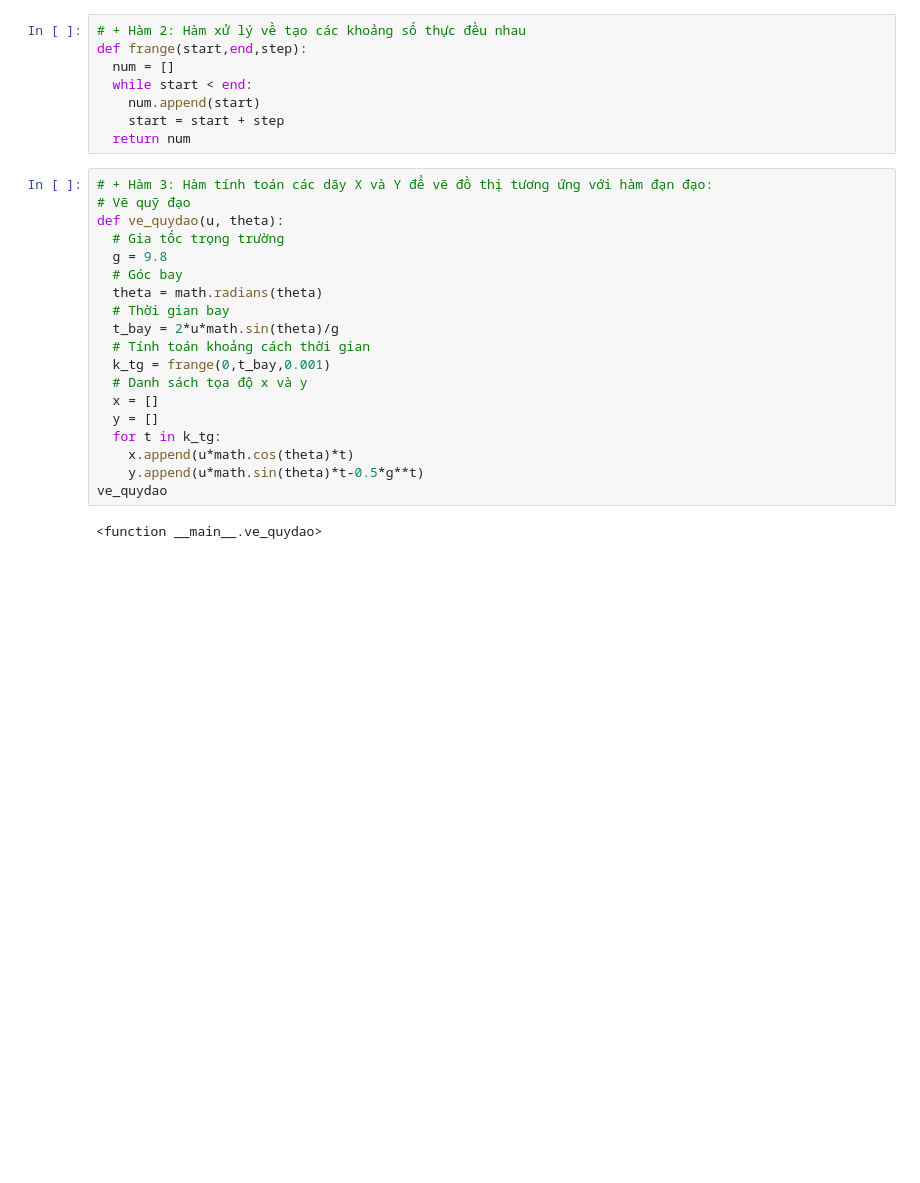
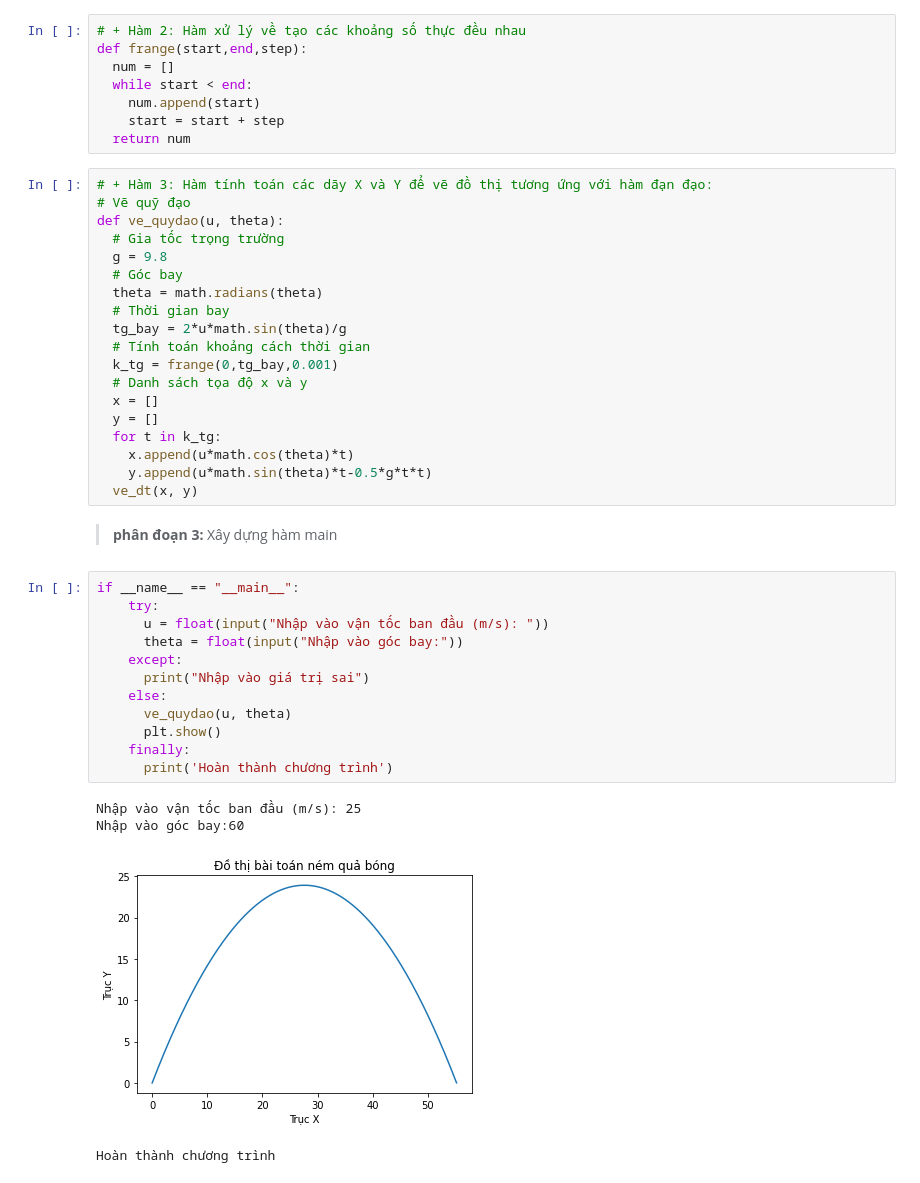
Before and after one commit to Thaitam/ThuchanhtoanCC, a Jupyter notebook: chuong_3.ipynb, the cells around one changed output. Drawn from its saved outputs; the diff is of its cells as text; blank space fills up the shorter version.

```diff
--- a/chuong_3.ipynb
+++ b/chuong_3.ipynb
@@ -157,15 +163,34 @@ def ve_quydao(u, theta):
   # Góc bay
   theta = math.radians(theta)
   # Thời gian bay
-  t_bay = 2*u*math.sin(theta)/g
+  tg_bay = 2*u*math.sin(theta)/g
   # Tính toán khoảng cách thời gian
-  k_tg = frange(0,t_bay,0.001)
+  k_tg = frange(0,tg_bay,0.001)
   # Danh sách tọa độ x và y
   x = []
   y = []
   for t in k_tg:
     x.append(u*math.cos(theta)*t)
-    y.append(u*math.sin(theta)*t-0.5*g**t)
-ve_quydao
+    y.append(u*math.sin(theta)*t-0.5*g*t*t)
+  ve_dt(x, y)
-# %% [output]
-<function __main__.ve_quydao>
+# %% [markdown]
+
+
+> **phân đoạn 3:** Xây dựng hàm main
+# %%
+if __name__ == "__main__":
+    try:
+      u = float(input("Nhập vào vận tốc ban đầu (m/s): "))
+      theta = float(input("Nhập vào góc bay:"))
+    except:
+      print("Nhập vào giá trị sai")
+    else:
+      ve_quydao(u, theta)
+      plt.show()
+    finally:
+      print('Hoàn thành chương trình')
+# %% [output]
+Nhập vào vận tốc ban đầu (m/s): 25
+Nhập vào góc bay:60
+[figure, added]
+Hoàn thành chương trình
```
Also changed, not shown: parts of 27 cells of this notebook.
